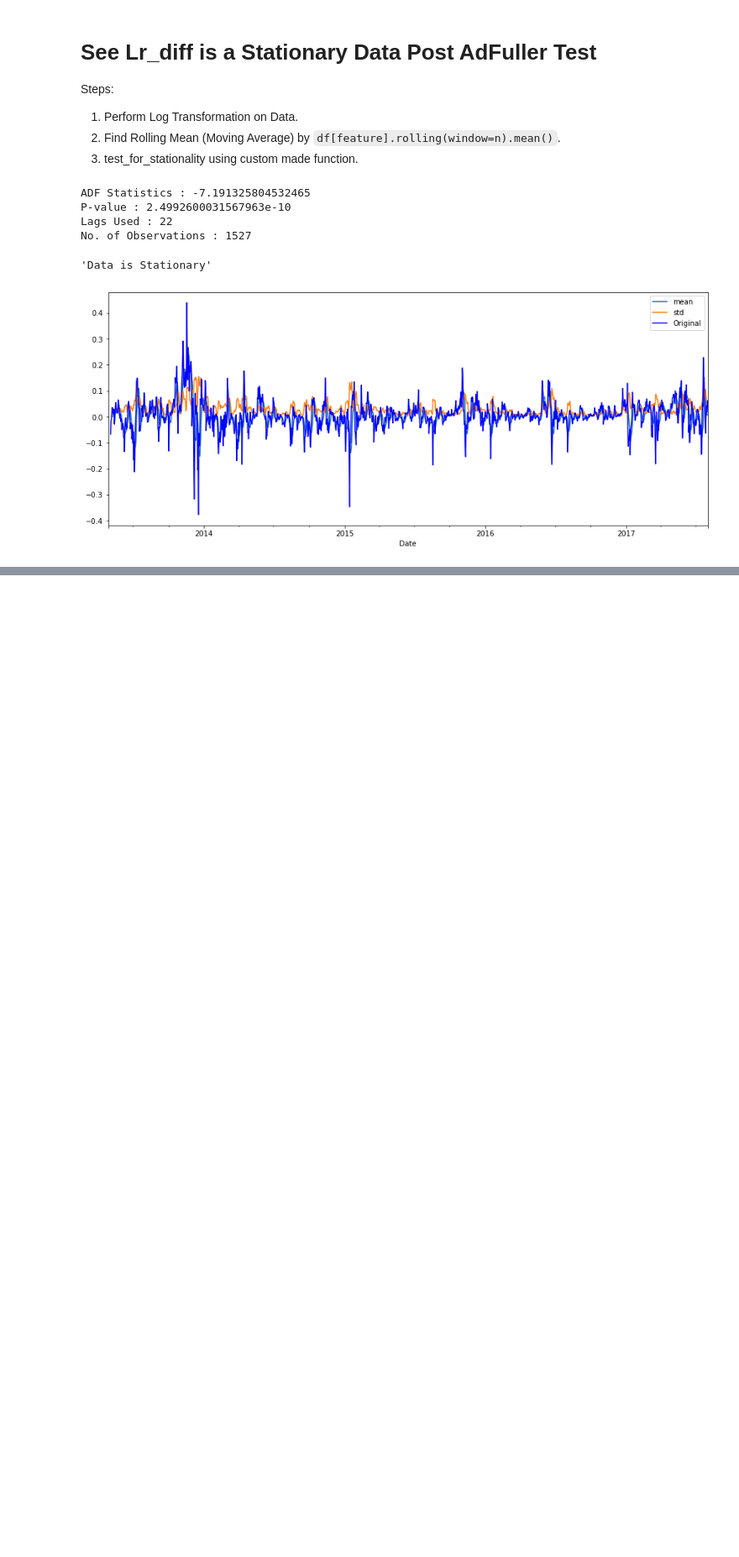
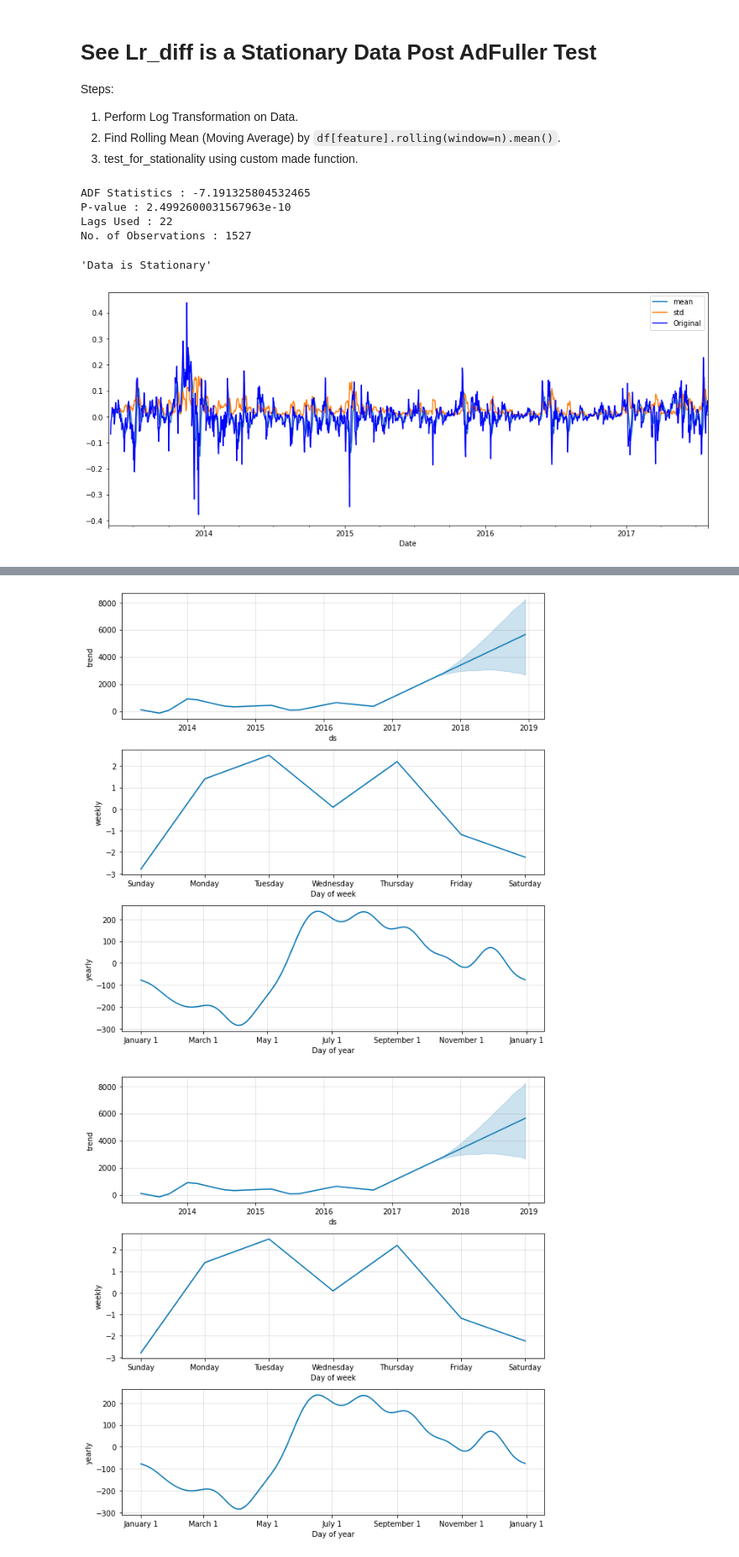
Before and after one commit to sounishnath003/DataScienceML-Learning, a Jupyter notebook: TimeSeriesDatasetHandlings/0_analysis.ipynb, the cells around one changed output, grey strips where cells are left out. Shown at 84% size. Cells and saved outputs as stored; diff of their text form; code cells hidden in the pictures; blank space fills up the shorter version.

```diff
--- a/TimeSeriesDatasetHandlings/0_analysis.ipynb
+++ b/TimeSeriesDatasetHandlings/0_analysis.ipynb
@@ -401,0 +460,5 @@ from fbprophet import Prophet
+# %%
+model.plot_components(fcst=forecast)
+# %% [output]
+[figure, added]
+[figure, added]
```
Also changed, not shown: parts of 15 cells of this notebook.
